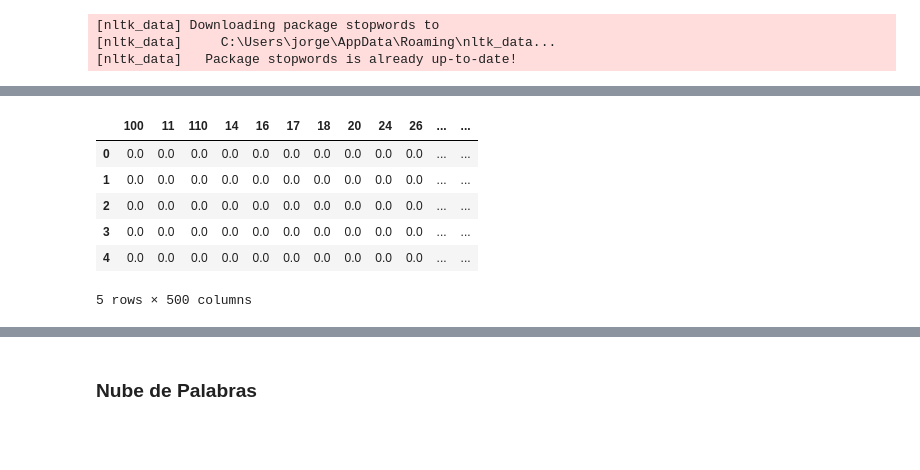
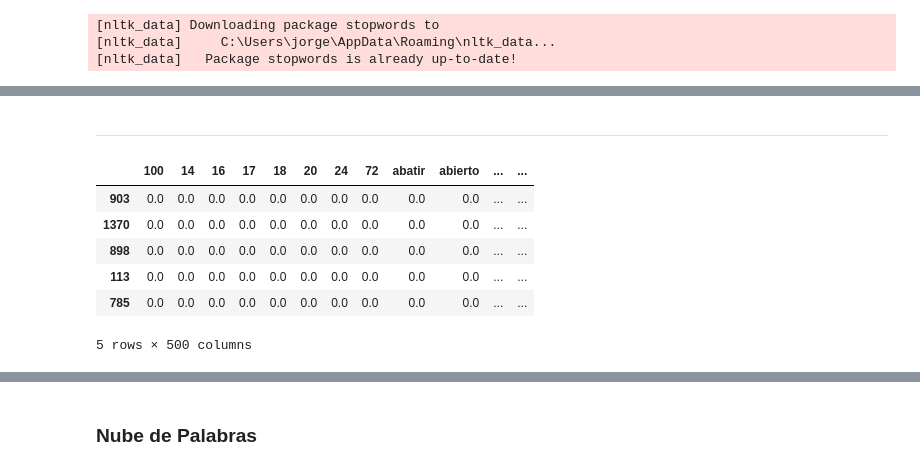
Before and after one commit to innovation-hard/deepLearnPproyFin, a Jupyter notebook: deepLearnProyFin.ipynb, the cells around one changed output, grey strips where cells are left out. Drawn from its saved outputs; the diff is of its cells as text; code cells hidden in the pictures; blank space fills up the shorter version.

```diff
--- a/deepLearnProyFin.ipynb
+++ b/deepLearnProyFin.ipynb
@@ -277,0 +317,25 @@ stop_words_es = stopwords.words('spanish')
+# %%
+def limpiar_texto1(text):
+    # Convertir a minúsculas
+    text = text.lower()
+    # Eliminar signos de puntuación (sin dejar ninguno)
+    text = re.sub(r'[^\w\s]', '', text)
+    return text
+
+def eliminar_stopwords(text):
+    # Tokenizar usando spaCy
+    tokens = nlp(text)
+    # Filtrar stopwords
+    filtered_tokens = [token.text for token in tokens if token.text not in stop_words]
+    return " ".join(filtered_tokens)
+
+def lematizar_texto(text):
+    # Tokenizar y lematizar usando spaCy
+    tokens = nlp(text)
+    lematizado = [token.lemma_ for token in tokens]
+    return " ".join(lematizado)
+# %%
+# Crear la columna subtitulolimpio1
+df['subtitulolimpio1'] = df['subtitulo'].apply(limpiar_texto1)
+
+df[['subtitulo', 'subtitulolimpio1']].sample(5)
@@ -277,0 +349,5 @@ stop_words_es = stopwords.words('spanish')
+# %%
+# Eliminar stopwords y lematizar
+df['subtituloSinSWLematizado1'] = df['subtitulolimpio1'].apply(eliminar_stopwords).apply(lematizar_texto)
+
+df[['subtitulo', 'subtitulolimpio1','subtituloSinSWLematizado1']].sample(5)
@@ -278,3 +361,5 @@ stop_words_es = stopwords.words('spanish')
+# %% [markdown]
+---
 # %%
 from sklearn.feature_extraction.text import TfidfVectorizer
 import pandas as pd
@@ -283,20 +368,20 @@ import pandas as pd
 tfidf = TfidfVectorizer(stop_words=stop_words_es, max_features=500)
 
 # Generar la matriz TF-IDF
-tfidf_matrix = tfidf.fit_transform(df['subtitulo'])
+tfidf_matrix = tfidf.fit_transform(df['subtituloSinSWLematizado1'])
 # %%
 # Convertir la matriz en un DataFrame para inspección
 tfidf_df = pd.DataFrame(tfidf_matrix.toarray(), columns=tfidf.get_feature_names_out())
 # %%
 # Mostrar las primeras filas del DataFrame resultante
-tfidf_df.head()
+tfidf_df.sample(5)
 # %% [output]
-|  | 100 | 11 | 110 | 14 | 16 | 17 | 18 | 20 | 24 | 26 | ... | ... |
-| 0 | 0.0 | 0.0 | 0.0 | 0.0 | 0.0 | 0.0 | 0.0 | 0.0 | 0.0 | 0.0 | ... | ... |
-| 1 | 0.0 | 0.0 | 0.0 | 0.0 | 0.0 | 0.0 | 0.0 | 0.0 | 0.0 | 0.0 | ... | ... |
-| 2 | 0.0 | 0.0 | 0.0 | 0.0 | 0.0 | 0.0 | 0.0 | 0.0 | 0.0 | 0.0 | ... | ... |
-| 3 | 0.0 | 0.0 | 0.0 | 0.0 | 0.0 | 0.0 | 0.0 | 0.0 | 0.0 | 0.0 | ... | ... |
-| 4 | 0.0 | 0.0 | 0.0 | 0.0 | 0.0 | 0.0 | 0.0 | 0.0 | 0.0 | 0.0 | ... | ... |
+|  | 100 | 14 | 16 | 17 | 18 | 20 | 24 | 72 | abatir | abierto | ... | ... |
+| 903 | 0.0 | 0.0 | 0.0 | 0.0 | 0.0 | 0.0 | 0.0 | 0.0 | 0.0 | 0.0 | ... | ... |
+| 1370 | 0.0 | 0.0 | 0.0 | 0.0 | 0.0 | 0.0 | 0.0 | 0.0 | 0.0 | 0.0 | ... | ... |
+| 898 | 0.0 | 0.0 | 0.0 | 0.0 | 0.0 | 0.0 | 0.0 | 0.0 | 0.0 | 0.0 | ... | ... |
+| 113 | 0.0 | 0.0 | 0.0 | 0.0 | 0.0 | 0.0 | 0.0 | 0.0 | 0.0 | 0.0 | ... | ... |
+| 785 | 0.0 | 0.0 | 0.0 | 0.0 | 0.0 | 0.0 | 0.0 | 0.0 | 0.0 | 0.0 | ... | ... |
 5 rows × 500 columns
 # %%
 # Calcular los puntajes promedio de cada palabra en todas las filas
```
Also changed, not shown: parts of 31 cells of this notebook.
